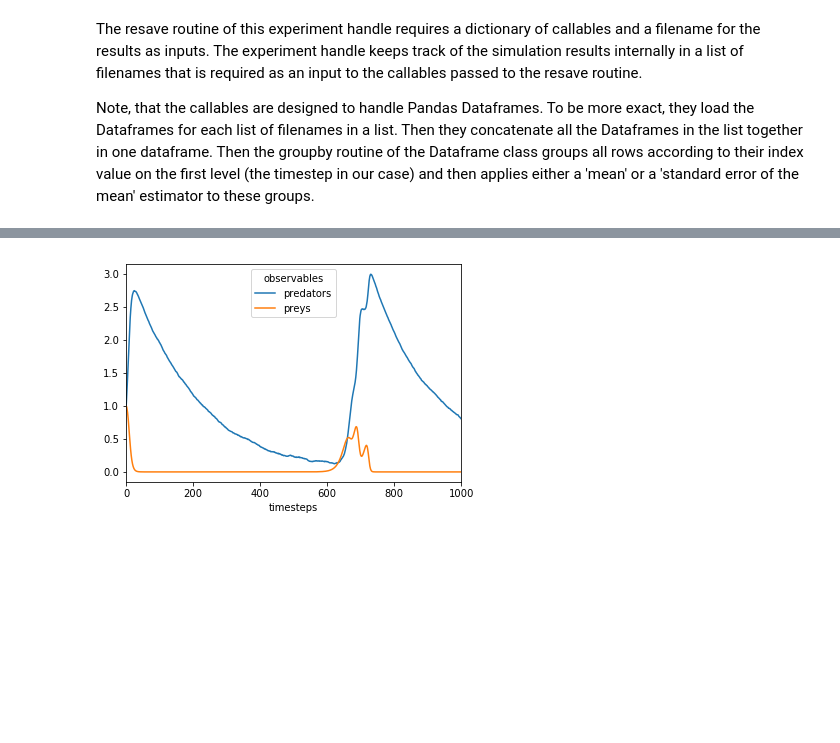
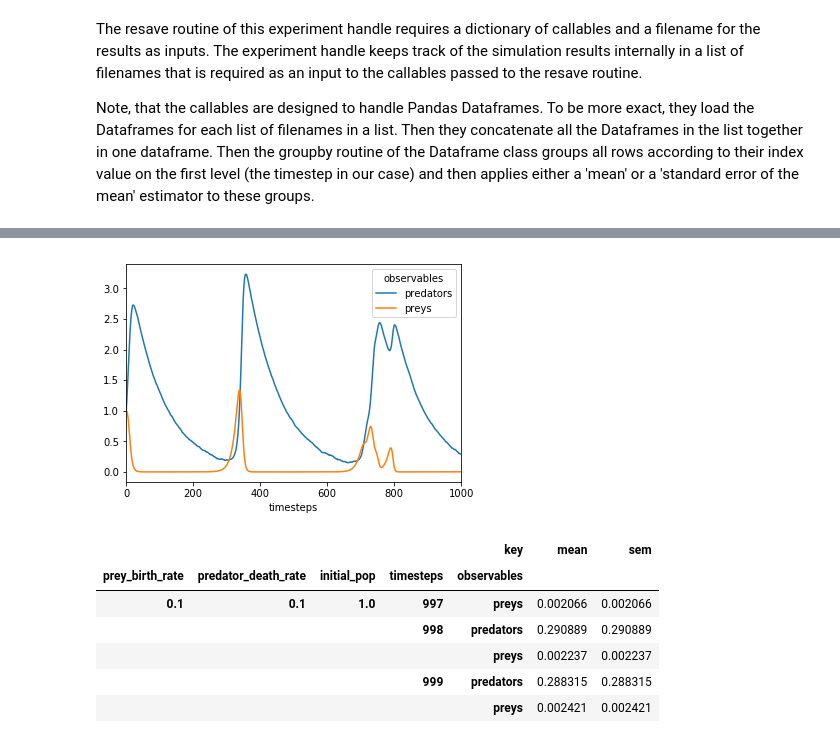
Before and after one commit to pik-copan/pymofa, a Jupyter notebook: tutorial/03_EnsembleEvaluation.ipynb, the cells around one changed output, grey strips where cells are left out. Drawn from its saved outputs; the diff is of its cells as text; code cells hidden in the pictures; blank space fills up the shorter version.

```diff
--- a/tutorial/03_EnsembleEvaluation.ipynb
+++ b/tutorial/03_EnsembleEvaluation.ipynb
@@ -147,11 +155,22 @@ Post-processing 1 ... 100.00%Post-processing done
 # %%
 import numpy as np
 import matplotlib.pyplot as plt
+import pandas as pd
+import os
+import glob as g
 SAVE_PATH_RES = "./dummy/stateval_results/stateval_results"
-data = np.load(SAVE_PATH_RES)
+data = pd.read_pickle(SAVE_PATH_RES)
 data.head()
-slc = data.xs((0.09, 0.1, 0.005, 1.0, 1000))
-slc.xs(key=(0, 'mean'), axis=1).unstack('observables').plot()
+data.head()
+data['mean'].unstack('observables').xs(key=(0.1, 0.1, 1.0), level=('prey_birth_rate', 'predator_death_rate', 'initial_pop')).plot()
 plt.show()
+data.tail()
 # %% [output]
-[figure, old version]
+[figure, new version]
+|  |  |  |  | key | mean | sem |
+| prey_birth_rate | predator_death_rate | initial_pop | timesteps | observables |  |  |
+| 0.1 | 0.1 | 1.0 | 997 | preys | 0.002066 | 0.002066 |
+|  |  |  | 998 | predators | 0.290889 | 0.290889 |
+|  |  |  |  | preys | 0.002237 | 0.002237 |
+|  |  |  | 999 | predators | 0.288315 | 0.288315 |
+|  |  |  |  | preys | 0.002421 | 0.002421 |
```
Also changed, not shown: parts of 4 cells of this notebook, 2 other files.
